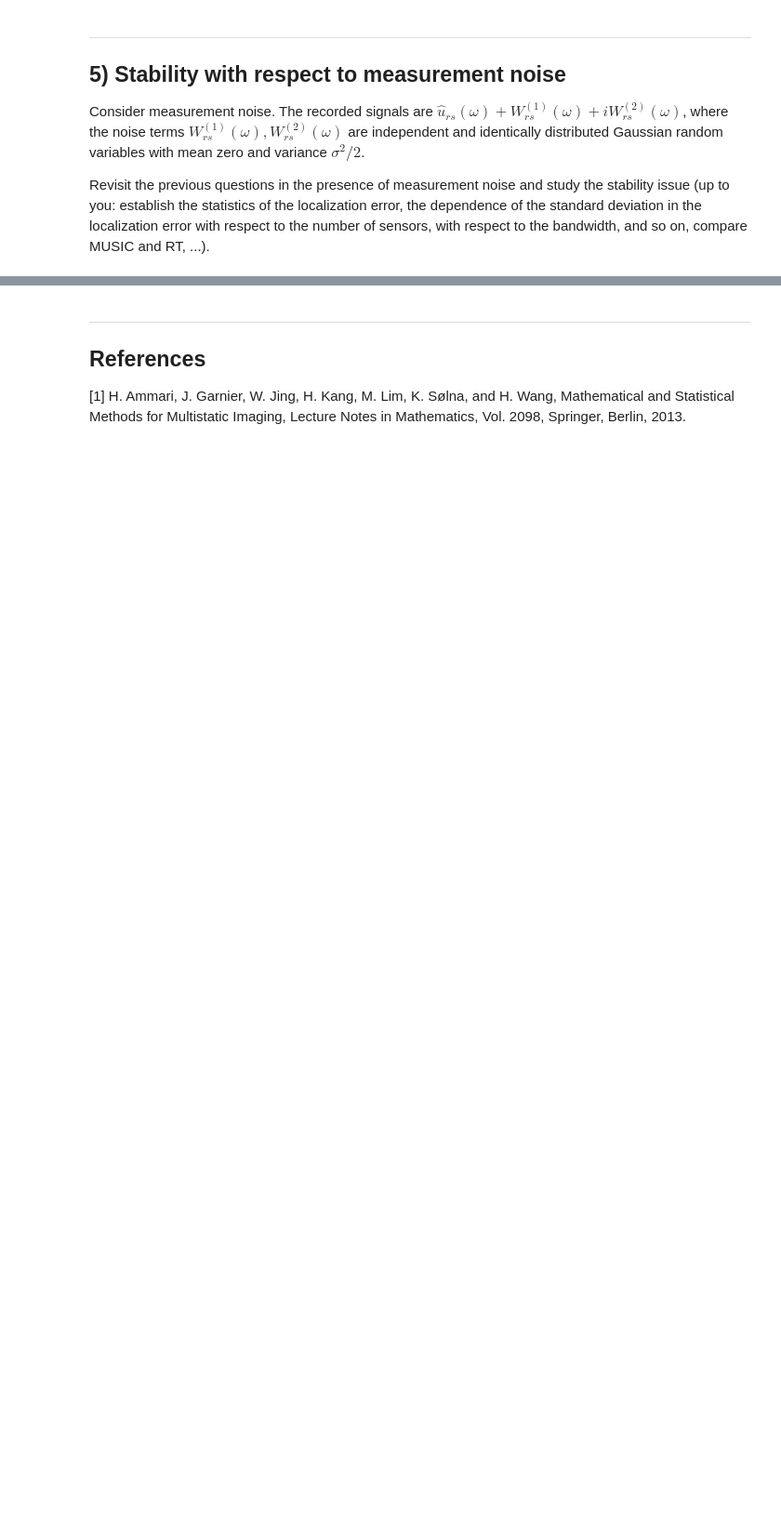
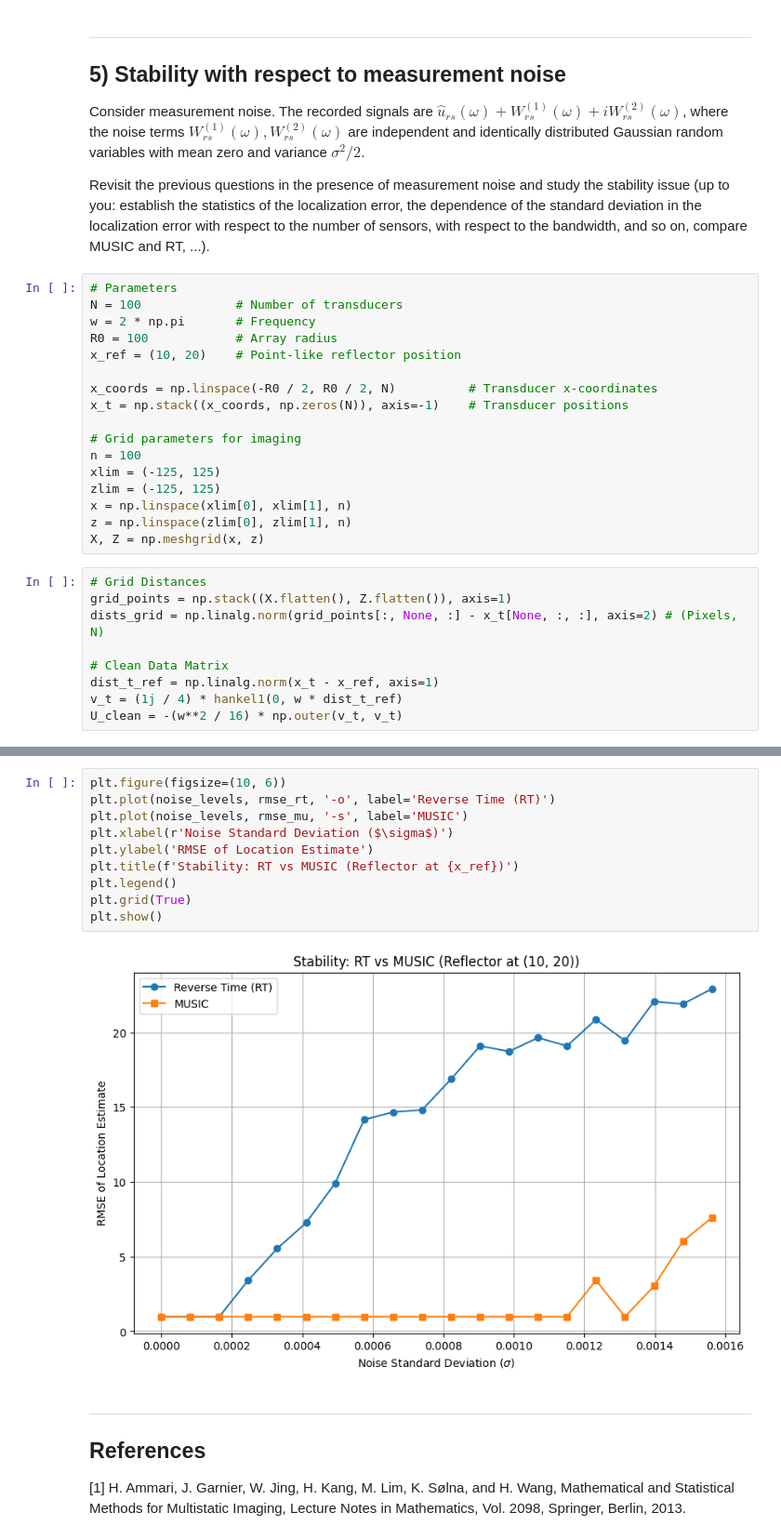
Before and after one commit to adonis107/MVA-IPI, a Jupyter notebook: notebooks/1. notebook.ipynb, the cells around one changed output, grey strips where cells are left out. Shown at 93% size. Drawn from its saved outputs; the diff is of its cells as text; blank space fills up the shorter version.

```diff
--- a/notebooks/1. notebook.ipynb
+++ b/notebooks/1. notebook.ipynb
@@ -680,3 +612,29 @@ interactive(children=(IntSlider(value=15, description='omega index', max=29), Ou
 Consider measurement noise. The recorded signals are $\hat{u}_{rs}(\omega) + W_{rs}^{(1)}(\omega) + i W_{rs}^{(2)}(\omega)$, where the noise terms $W_{rs}^{(1)}(\omega), W_{rs}^{(2)}(\omega)$ are independent and identically distributed Gaussian random variables with mean zero and variance $\sigma^2 /2$.
 
 Revisit the previous questions in the presence of measurement noise and study the stability issue (up to you: establish the statistics of the localization error, the dependence of the standard deviation in the localization error with respect to the number of sensors, with respect to the bandwidth, and so on, compare MUSIC and RT, ...).
+# %%
+# Parameters
+N = 100             # Number of transducers
+w = 2 * np.pi       # Frequency
+R0 = 100            # Array radius
+x_ref = (10, 20)    # Point-like reflector position
+
+x_coords = np.linspace(-R0 / 2, R0 / 2, N)          # Transducer x-coordinates
+x_t = np.stack((x_coords, np.zeros(N)), axis=-1)    # Transducer positions
+
+# Grid parameters for imaging
+n = 100
+xlim = (-125, 125)
+zlim = (-125, 125)
+x = np.linspace(xlim[0], xlim[1], n)
+z = np.linspace(zlim[0], zlim[1], n)
+X, Z = np.meshgrid(x, z)
+# %%
+# Grid Distances
+grid_points = np.stack((X.flatten(), Z.flatten()), axis=1)
+dists_grid = np.linalg.norm(grid_points[:, None, :] - x_t[None, :, :], axis=2) # (Pixels, N)
+
+# Clean Data Matrix
+dist_t_ref = np.linalg.norm(x_t - x_ref, axis=1)
+v_t = (1j / 4) * hankel1(0, w * dist_t_ref)
+U_clean = -(w**2 / 16) * np.outer(v_t, v_t)
@@ -683,3 +751,15 @@ Revisit the previous questions in the presence of measurement noise and study th
+# %%
+plt.figure(figsize=(10, 6))
+plt.plot(noise_levels, rmse_rt, '-o', label='Reverse Time (RT)')
+plt.plot(noise_levels, rmse_mu, '-s', label='MUSIC')
+plt.xlabel(r'Noise Standard Deviation ($\sigma$)')
+plt.ylabel('RMSE of Location Estimate')
+plt.title(f'Stability: RT vs MUSIC (Reflector at {x_ref})')
+plt.legend()
+plt.grid(True)
+plt.show()
+# %% [output]
+[figure, added]
 # %% [markdown]
 ---
 ## References
```
Also changed, not shown: parts of 21 cells of this notebook, 1 other file.
